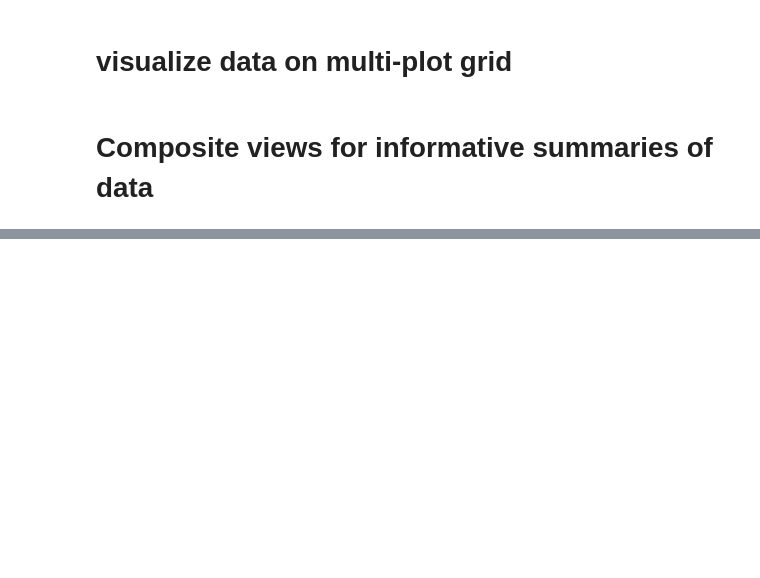
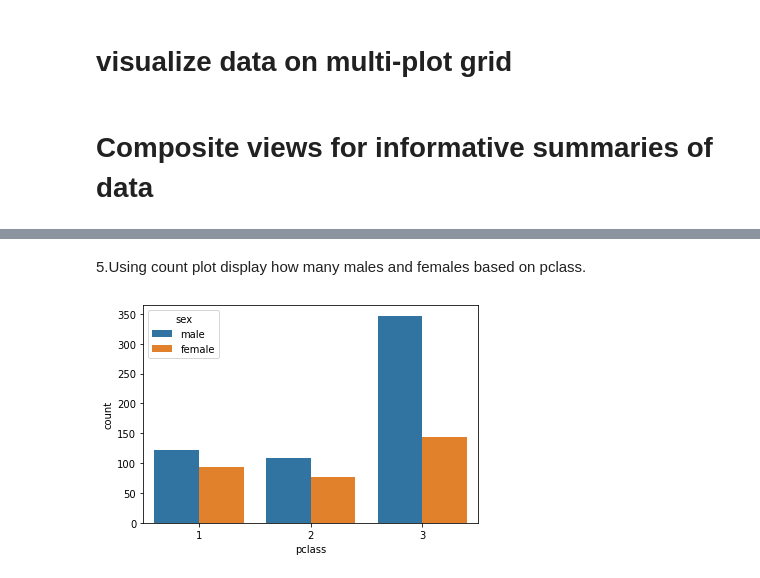
Before and after one commit to nikhilthakka/pydatabase, a Jupyter notebook: Data_visualization_with_python.ipynb, the cells around one changed output, grey strips where cells are left out. Drawn from its saved outputs; the diff is of its cells as text; code cells hidden in the pictures; blank space fills up the shorter version.

```diff
--- a/Data_visualization_with_python.ipynb
+++ b/Data_visualization_with_python.ipynb
@@ -1104,0 +994,7 @@ Syntax:clustermap(data, , pivot_kws=None, *kwargs)
+# %% [markdown]
+5.Using count plot display how many males and females based on pclass.
+# %%
+sns.countplot(x='pclass',hue='sex',data=df)
+plt.show()
+# %% [output]
+[figure, added]
```
Also changed, not shown: parts of 124 cells of this notebook.
